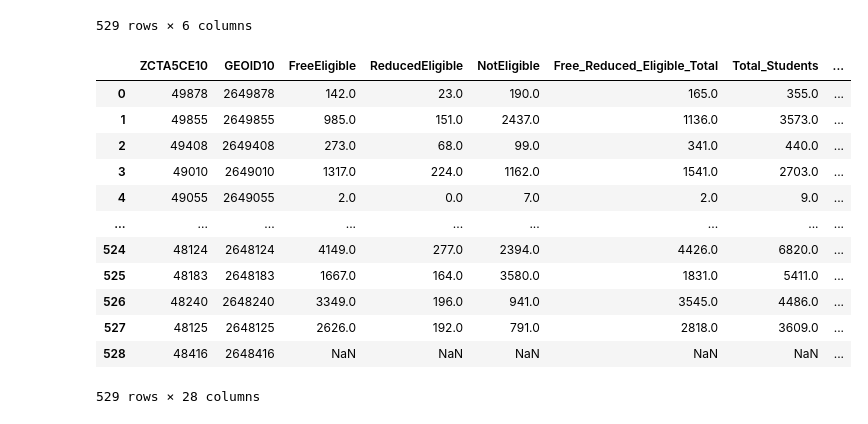
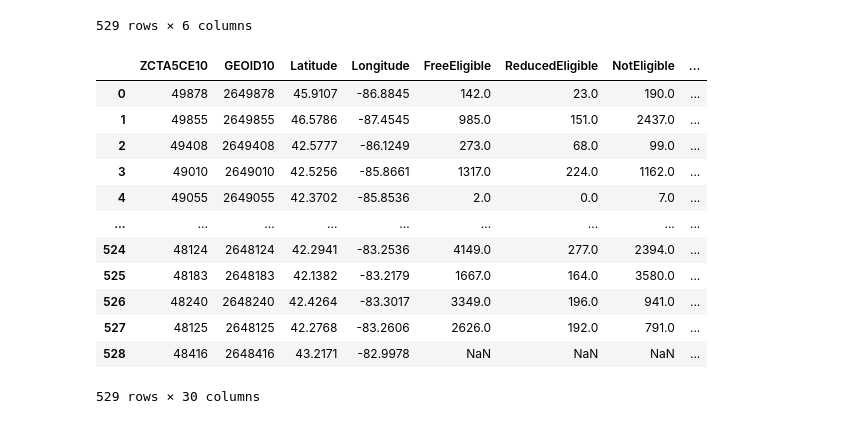
Before and after one commit to HLee12000/UpennDataProject1, a Jupyter notebook: DataCleaning.ipynb, the cells around one changed output. Cells and saved outputs as stored; diff of their text form; code cells hidden in the pictures.

```diff
--- a/DataCleaning.ipynb
+++ b/DataCleaning.ipynb
@@ -13,6 +14,7 @@ transport_data = pd.read_csv(transportcsv)
 collegeready_data = pd.read_csv(collegereadycsv)
 freelunch_data = pd.read_csv(freelunchcsv)
 graduation_data = pd.read_csv(graduationcsv)
+usloc_data =pd.read_csv(usloccsv, sep="\t")
 # %%
 #Rename column so it can be merged
 collegeready_data = collegeready_data.rename(columns={'ZCTA':'ZCTA5CE10'})
@@ -31,3 +33,14 @@ collegeready_data
 | 987 | 988 | 2648733 | NaN | NaN | NaN | NaN | ... |
 | 988 | 989 | 2648154 | NaN | NaN | NaN | NaN | ... |
 989 rows × 17 columns
+# %%
+#Fixing usloc_data, resetting indexes and correcting column names
+fixed1_usloc_data = usloc_data.reset_index()
+fixed1_usloc_data = usloc_data.reset_index(-1).reset_index(drop=True)
+fixed2_usloc_data = fixed1_usloc_data.rename(columns={'level_1':'ZCTA5CE10',
+                               'Country': 'Cities',
+                               'Zip':'State',
+                               'City':'Abbrev',
+                               'State':'Area',
+                               'Abbrev':'Something'})
+fixed2_usloc_data
@@ -35,5 +62,9 @@ collegeready_data
 #Merge of 3 CSVs into a dataframe on zip
 merge1_df = pd.merge(freelunch_data, graduation_data, on=["ZCTA5CE10"])
 merge2_df = pd.merge(merge1_df, collegeready_data, on=["ZCTA5CE10"])
+# %%
+#Filter zip from national to zips listed in other merged dataframes (i.e zips in michigan)
+filter_usloc_data = fixed2_usloc_data[fixed2_usloc_data["ZCTA5CE10"].isin(merge2_df["ZCTA5CE10"])]
+merge3_df = pd.merge(merge2_df, filter_usloc_data,on="ZCTA5CE10")
 # %%
 #Filter zip from national to zips listed in other merged dataframe (i.e. zips in michigan)
@@ -56,34 +87,34 @@ filter_data
 # %%
 #Merge filtered transporation data into other data frames for a final merge
 transport_data = transport_data.rename(columns={'zcta19':'ZCTA5CE10'})
-final_merge_df = pd.merge(merge2_df, transport_data, on='ZCTA5CE10')
+final_merge_df = pd.merge(merge3_df, transport_data, on='ZCTA5CE10')
 # %%
 #Remove columns not needed
-final_merge_df = final_merge_df[["ZCTA5CE10", "GEOID10_x", "FreeEligible", "ReducedEligible", "NotEligible",
+final_merge_df = final_merge_df[["ZCTA5CE10", "GEOID10_x","Lat","Long", "FreeEligible", "ReducedEligible", "NotEligible",
                                  "FreeReducedEligible", "Total", "PCT_Free", "PCT_Reduced", "PCT_FreeReduced",
                                  "CohortCnt", "GradCnt", "GradRate", "MathNumAssessed", "AllSbjtNumAssessed",
                                  "EBRWNumAssessed", "MathNumReady", "AllSbjtNumReady", "EBRWNumReady",
                                  "FinalMathAveScore", "FinalAllSbjtAveScore", "FinalEWBRWAveScore", "MathPctReady",
                                  "AllSbjtPctReady", "EBRWPctReady", 'count_ntm_stops', 'stops_per_capita', 'stops_per_sqmile']]
 #Rename columns
-final_merge_df = final_merge_df.rename(columns={"GEOID10_x":"GEOID10",
+final_merge_df = final_merge_df.rename(columns={"GEOID10_x":"GEOID10","Lat":"Latitude","Long":"Longitude",
                                                 "FreeReducedEligible":"Free_Reduced_Eligible_Total",
                                                 "Total":"Total_Students"})
 final_merge_df
 # %% [output]
-|  | ZCTA5CE10 | GEOID10 | FreeEligible | ReducedEligible | NotEligible | Free_Reduced_Eligible_Total | Total_Students | ... |
-| 0 | 49878 | 2649878 | 142.0 | 23.0 | 190.0 | 165.0 | 355.0 | ... |
-| 1 | 49855 | 2649855 | 985.0 | 151.0 | 2437.0 | 1136.0 | 3573.0 | ... |
-| 2 | 49408 | 2649408 | 273.0 | 68.0 | 99.0 | 341.0 | 440.0 | ... |
-| 3 | 49010 | 2649010 | 1317.0 | 224.0 | 1162.0 | 1541.0 | 2703.0 | ... |
-| 4 | 49055 | 2649055 | 2.0 | 0.0 | 7.0 | 2.0 | 9.0 | ... |
+|  | ZCTA5CE10 | GEOID10 | Latitude | Longitude | FreeEligible | ReducedEligible | NotEligible | ... |
+| 0 | 49878 | 2649878 | 45.9107 | -86.8845 | 142.0 | 23.0 | 190.0 | ... |
+| 1 | 49855 | 2649855 | 46.5786 | -87.4545 | 985.0 | 151.0 | 2437.0 | ... |
+| 2 | 49408 | 2649408 | 42.5777 | -86.1249 | 273.0 | 68.0 | 99.0 | ... |
+| 3 | 49010 | 2649010 | 42.5256 | -85.8661 | 1317.0 | 224.0 | 1162.0 | ... |
+| 4 | 49055 | 2649055 | 42.3702 | -85.8536 | 2.0 | 0.0 | 7.0 | ... |
 | ... | ... | ... | ... | ... | ... | ... | ... | ... |
-| 524 | 48124 | 2648124 | 4149.0 | 277.0 | 2394.0 | 4426.0 | 6820.0 | ... |
-| 525 | 48183 | 2648183 | 1667.0 | 164.0 | 3580.0 | 1831.0 | 5411.0 | ... |
-| 526 | 48240 | 2648240 | 3349.0 | 196.0 | 941.0 | 3545.0 | 4486.0 | ... |
-| 527 | 48125 | 2648125 | 2626.0 | 192.0 | 791.0 | 2818.0 | 3609.0 | ... |
-| 528 | 48416 | 2648416 | NaN | NaN | NaN | NaN | NaN | ... |
+| 524 | 48124 | 2648124 | 42.2941 | -83.2536 | 4149.0 | 277.0 | 2394.0 | ... |
+| 525 | 48183 | 2648183 | 42.1382 | -83.2179 | 1667.0 | 164.0 | 3580.0 | ... |
+| 526 | 48240 | 2648240 | 42.4264 | -83.3017 | 3349.0 | 196.0 | 941.0 | ... |
+| 527 | 48125 | 2648125 | 42.2768 | -83.2606 | 2626.0 | 192.0 | 791.0 | ... |
+| 528 | 48416 | 2648416 | 43.2171 | -82.9978 | NaN | NaN | NaN | ... |
-529 rows × 28 columns
+529 rows × 30 columns
 # %%
 #Drop NaN values
 clean_merge_df = final_merge_df.dropna()
```
Also changed, not shown: parts of 4 cells of this notebook, 3 other files.
